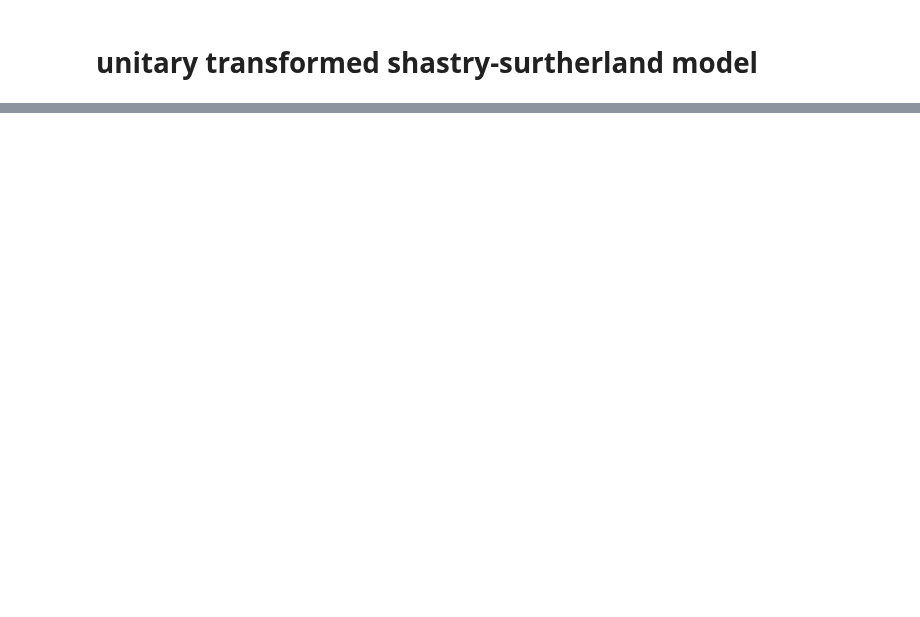
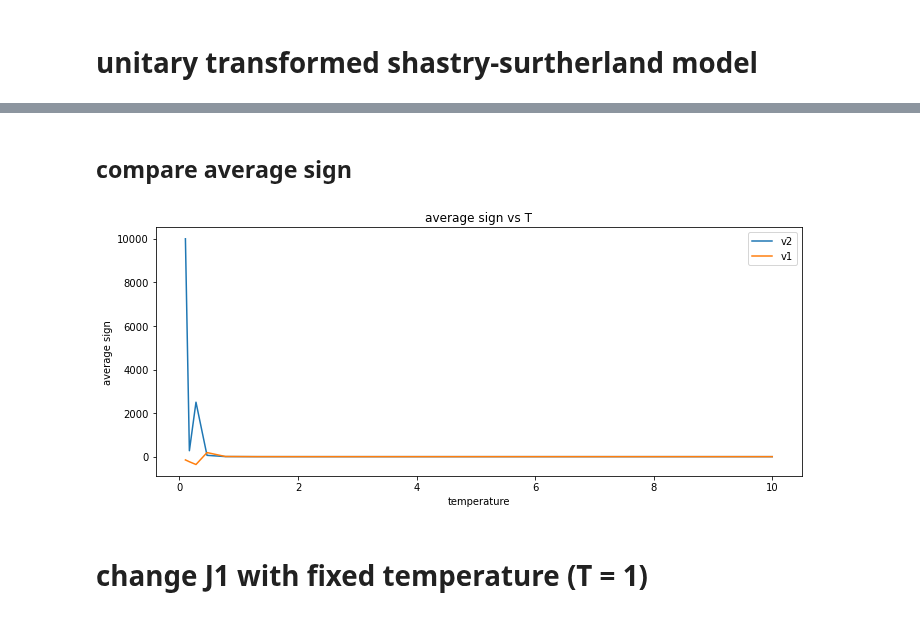
Before and after one commit to MKrbm/worms, a Jupyter notebook: python/visualize.ipynb, the cells around one changed output, grey strips where cells are left out. Cells and saved outputs as stored; diff of their text form; code cells hidden in the pictures; blank space fills up the shorter version.

```diff
--- a/python/visualize.ipynb
+++ b/python/visualize.ipynb
@@ -122,2 +126,21 @@ plt.show()
 # %% [markdown]
 # unitary transformed shastry-surtherland model
+# %%
+energy_array = []
+sign_array = []
+time_array = []
+T =  np.logspace(-1, 1, num=10)
+for t in T:
+    out = subprocess.Popen(["./main", "-L", "2", "-T", "{:.2f}".format(t), "-H", "0", "-D", "1" ,"-m", "10000", "-n", "100000", "-M", "shastry_v2"],
+               stdout=subprocess.PIPE,
+               stderr=subprocess.STDOUT)
+    stdout,stderr = out.communicate()
+
+    energy, sign, time = process_line(stdout)
+#     print(f"T = {t}",energy)
+    energy_array.append(energy)
+    sign_array.append(sign)
+    time_array.append(time)
+# %%
+energy_v2 = np.array(energy_array)
+sign_v2 = np.array(sign_array)
@@ -123,0 +177,19 @@ plt.show()
+# %% [markdown]
+## compare average sign
+# %%
+fig = plt.figure(figsize = (10,8))
+ax1 = fig.add_subplot(2,1,1)
+ax1.plot(T[0:],1/sign_v2[0:,0],label='v2')
+ax1.plot(T[0:],1/sign_v1[0:,0],label='v1')
+ax1.set_title('average sign vs T')
+ax1.set_xlabel('temperature')
+ax1.set_ylabel('average sign')
+ax1.legend()
+
+plt.tight_layout()
+
+plt.show()
+# %% [output]
+[figure, added]
+# %% [markdown]
+# change J1 with fixed temperature (T = 1)
```
Also changed, not shown: parts of 16 cells of this notebook, 11 other files.
